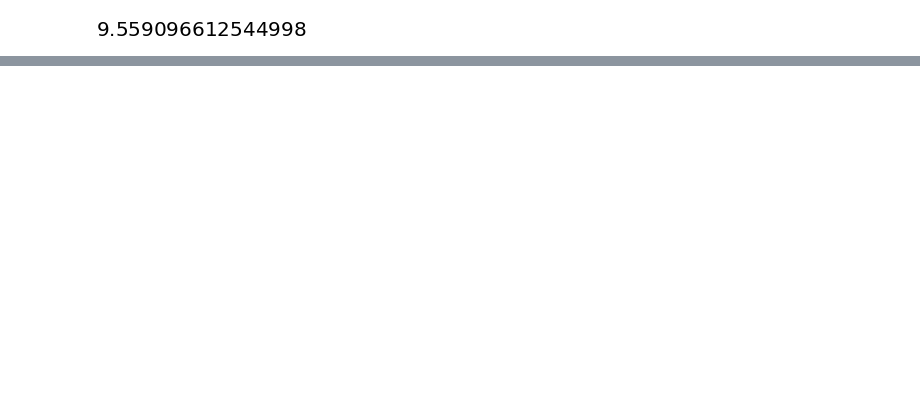
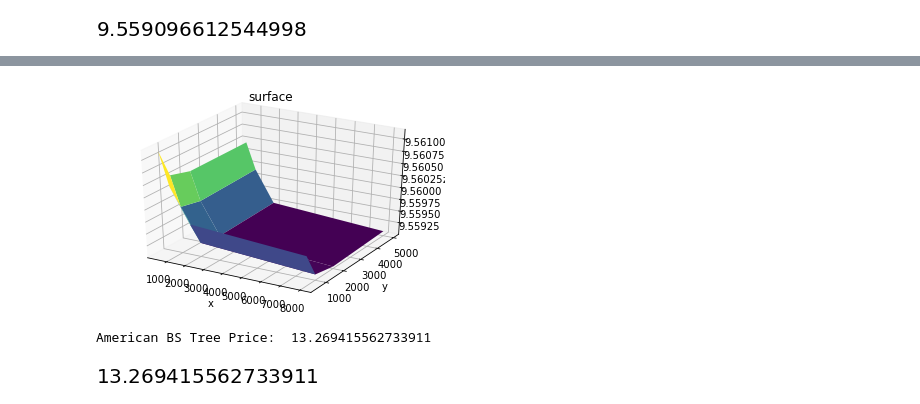
Before and after one commit to Maosef/options_pricing, a Jupyter notebook: option pricing active.ipynb, the cells around one changed output, grey strips where cells are left out. Saved outputs shown, nothing was run; the diff lists cells and outputs as text; code cells hidden in the pictures; blank space fills up the shorter version.

Commit message:
start numerical methods

```diff
--- a/option pricing active.ipynb
+++ b/option pricing active.ipynb
@@ -587,9 +552,9 @@ import sympy; sympy.init_printing()
 def display_matrix(m):
     display(sympy.Matrix(m))
 # %%
-# Longstaff Schwartz Method
+# PDE method
 
-def price_american(S0, K, T, r, sigma, payoff='call'):
+def price_american_PDE(S0, K, T, r, sigma, payoff='call', N_space = 8000, N_time = 5000):
 
     # Creates the object with the parameters of the option
     opt_param = Option_param(S0=S0, K=K, T=T, exercise="American", payoff=payoff )
@@ -598,15 +563,10 @@ def price_american(S0, K, T, r, sigma, payoff='call'):
     # Creates the pricer object
     BS = BS_pricer(opt_param, diff_param)
 
-#     return BS.LSM(N=1000, paths=1000, order=2)  # Longstaff Schwartz Method
-    N_space = 8000
-    N_time = 5000
+#     return BS.LSM(N=1000, paths=1000, order=2)  # Longstaff Schwartz Method, has problems with polynomial fitting
+#     N_space = 8000
+#     N_time = 5000
     return BS.PDE_price((N_space,N_time))
-
-# def plot_american(BS, x_start, x_end, y_start, y_end):
-
-#     fig = plt.figure(figsize=(9,5))
-#     BS.plot([x_start,x_end,y_start,y_end])
 # %%
 # price_american(S0=100, K=100, T=1, r=0.1, sigma=0.2, payoff="put" )
 # 1827.949951 1110.0 0.7817460317460317 0.08 0.38212781123440914 put
@@ -615,0 +627,32 @@ price_american(S0=1827.949951, K=1110.0, T=0.7817460317460317, r=0.08, sigma=0.3
+# %%
+from mpl_toolkits import mplot3d
+
+def get_price(x, y):
+#     return np.sin(np.sqrt(x ** 2 + y ** 2))
+    return price_american(S0=1827.949951,
+                               K=1110.0,
+                               T=0.7817460317460317,
+                               r=0.08,
+                               sigma=0.38212781123440914,
+                               payoff="put",
+                               N_space=x,
+                               N_time=y)
+
+f = np.vectorize(get_price)
+
+space_vals = np.array([500,1000,2000,8000])
+time_vals = np.array([500,1000,2000,5000])
+
+X, Y = np.meshgrid(space_vals, time_vals)
+Z = f(X, Y)
+fig = plt.figure()
+
+ax = plt.axes(projection='3d')
+# ax.plot_surface(X, Y, Z, rstride=1, cstride=1, cmap='viridis', edgecolor='none')
+ax.plot_surface(X, Y, Z, cmap='viridis', edgecolor='none')
+ax.set_title('surface');
+ax.set_xlabel('x')
+ax.set_ylabel('y')
+ax.set_zlabel('z');
+# %% [output]
+[figure, added]
@@ -615,0 +691,14 @@ price_american(S0=1827.949951, K=1110.0, T=0.7817460317460317, r=0.08, sigma=0.3
+# %%
+S0=100.0    # spot stock price
+K=100.0     # strike
+T=1.0       # maturity
+r=0.1       # risk free rate
+sig=0.2     # diffusion coefficient or volatility
+
+N = 25000              # number of periods or number of time steps
+payoff = "put"        # payoff
+
+price_american_binomial_tree(S0, K, T, r, sig, payoff='call', N = 8000)
+# %% [output]
+American BS Tree Price:  13.269415562733911
+[figure, added]
```
Also changed, not shown: parts of 47 cells of this notebook.
